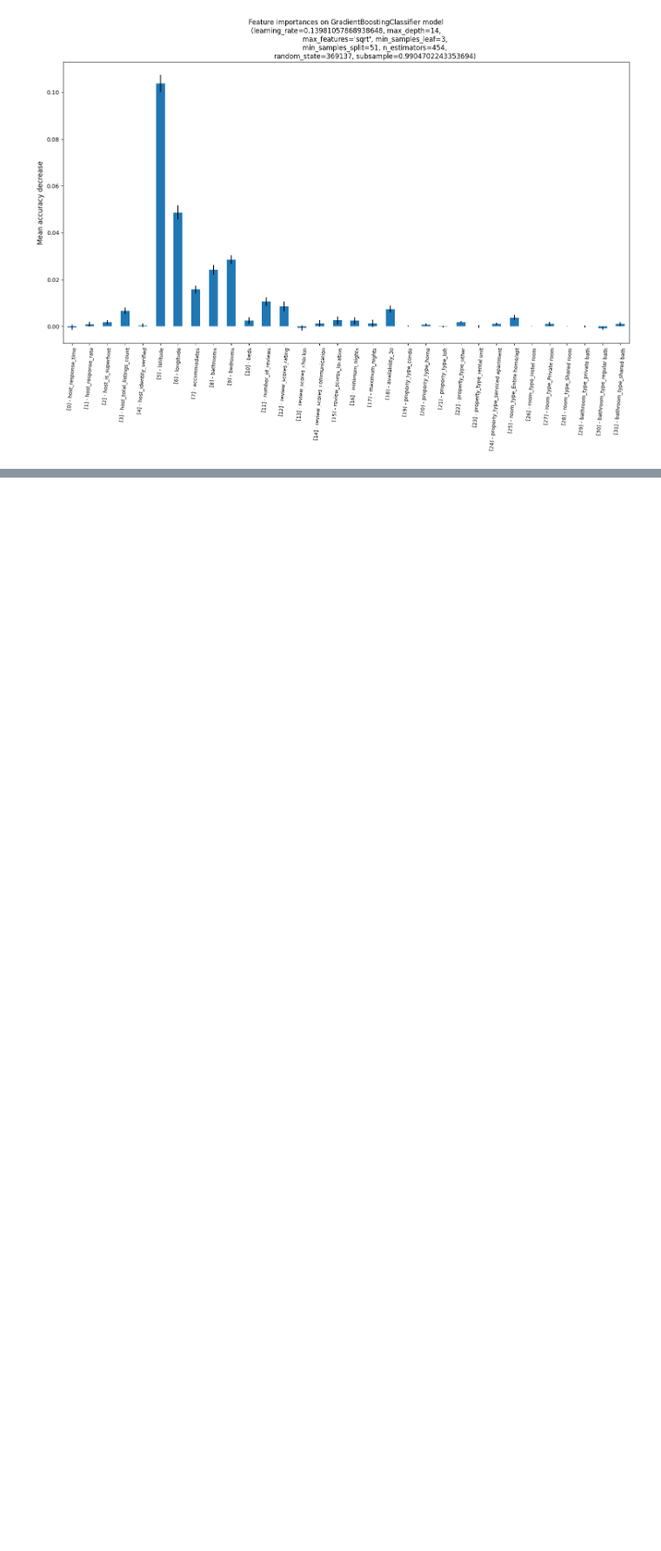
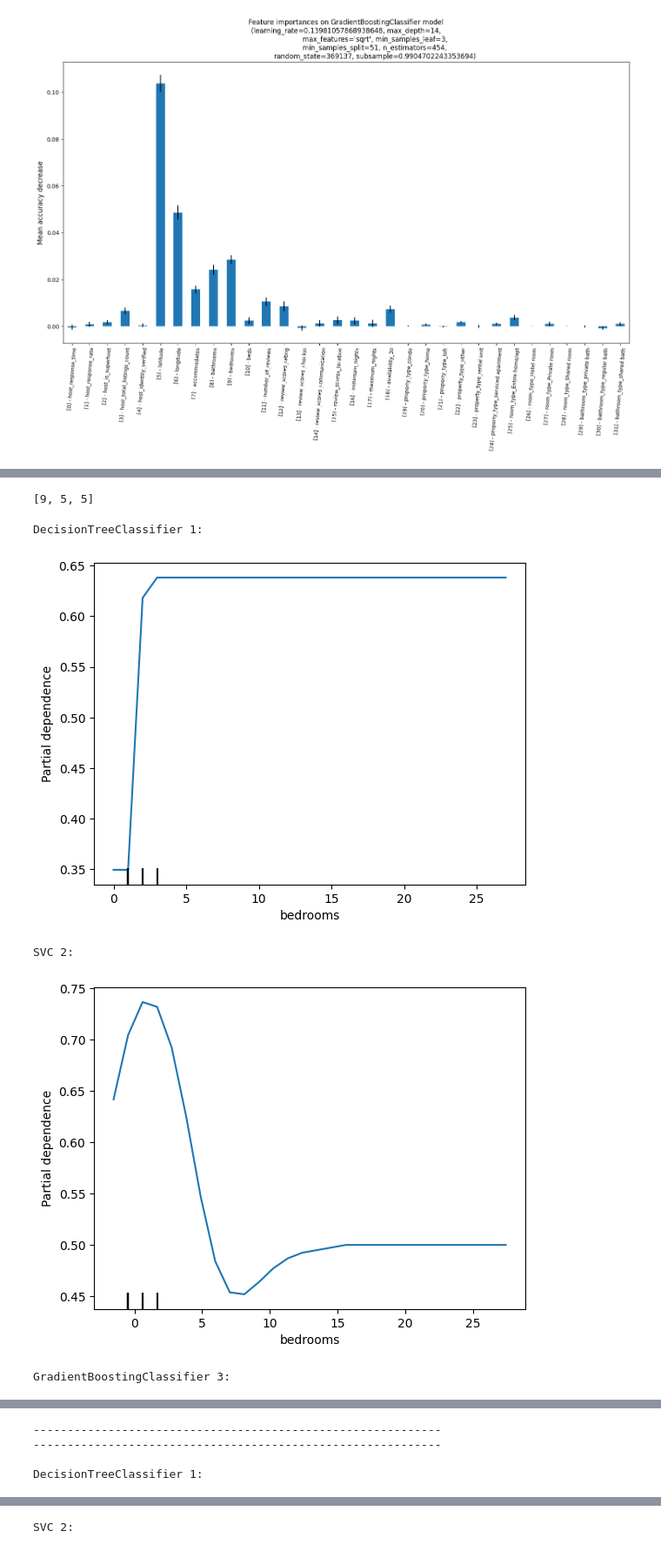
Before and after one commit to pedrobslima/proj-TAIC-2, a Jupyter notebook: airbnb-xai.ipynb, the cells around one changed output, grey strips where cells are left out. Shown at 87% size. Cells and saved outputs as stored; diff of their text form; code cells hidden in the pictures; blank space fills up the shorter version.

```diff
--- a/airbnb-xai.ipynb
+++ b/airbnb-xai.ipynb
@@ -56,12 +56,13 @@ def pfi(model, x, y, name=None):
   plt.xticks(rotation=85, fontsize=9)
   #fig.tight_layout()
   plt.show()
+  return result
 # %%
-pfi(models['Decision_Tree'], X_test, y_test)
+dtree_pfi = pfi(models['Decision_Tree'], X_test, y_test)
 
-pfi(models['SVM_RBF'], X_test_norm, y_test)
+svm_pfi = pfi(models['SVM_RBF'], X_test_norm, y_test)
 
-pfi(models['Grandient_Boosting'], X_test, y_test)
+gb_pfi = pfi(models['Grandient_Boosting'], X_test, y_test)
 # %% [output]
 [figure]
 [figure]
@@ -68,0 +123,13 @@ pfi(models['Grandient_Boosting'], X_test, y_test)
+# %%
+[int(np.abs(x_pfi.importances_mean).argmax()) for x_pfi in [dtree_pfi, svm_pfi, gb_pfi]]
+# %% [output]
+[9, 5, 5]
+# %%
+chosen_features = [np.abs(x_pfi.importances_mean).argmax() for x_pfi in [dtree_pfi, svm_pfi, gb_pfi]]
+pdp2versions(list(models.values()), (X_train, X_train_norm, X_train), chosen_features, 20)
+# %% [output]
+DecisionTreeClassifier 1:
+[figure, added]
+SVC 2:
+[figure, added]
+GradientBoostingClassifier 3:
@@ -68,0 +137,4 @@ pfi(models['Grandient_Boosting'], X_test, y_test)
+------------------------------------------------------------
+------------------------------------------------------------
+
+DecisionTreeClassifier 1:
@@ -68,0 +142 @@ pfi(models['Grandient_Boosting'], X_test, y_test)
+SVC 2:
```
Also changed, not shown: parts of 6 cells of this notebook.
